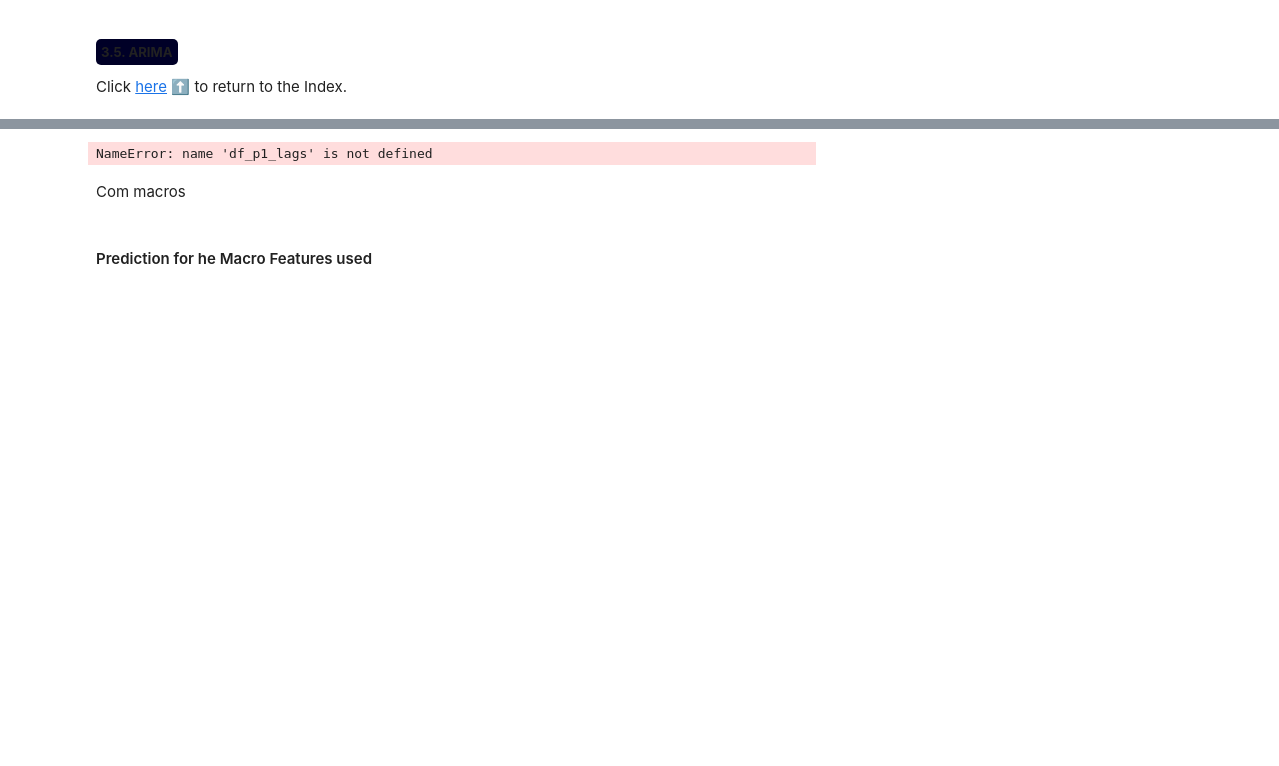
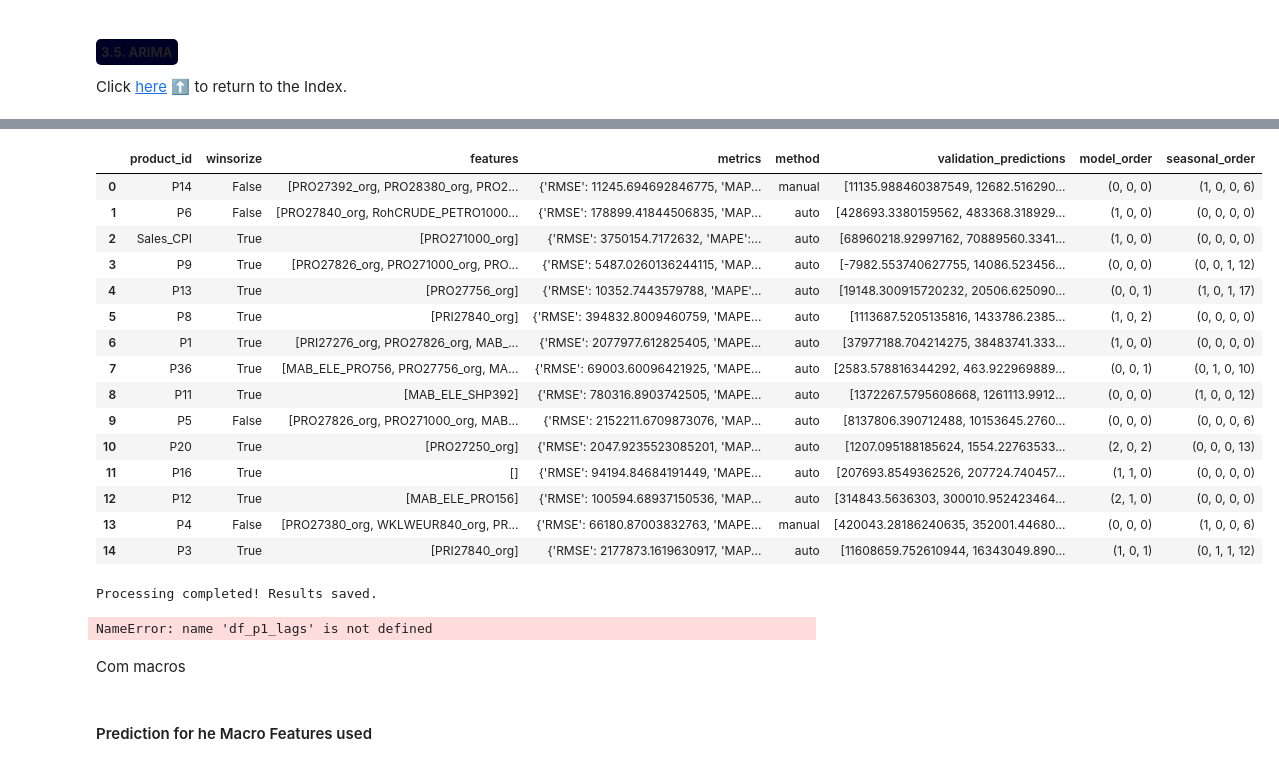
Before and after one commit to BeatrizAzevedoMonteiro/BCwDS_Case-2_SIEMENS_MonthlySalesForecast, a Jupyter notebook: modeling.ipynb, the cells around one changed output, grey strips where cells are left out. Saved outputs shown, nothing was run; the diff lists cells and outputs as text; code cells hidden in the pictures; blank space fills up the shorter version.

Commit message:
arima

```diff
--- a/modeling.ipynb
+++ b/modeling.ipynb
@@ -1943,0 +2285,29 @@ Click [here](#table-of-contents) ⬆️ to return to the Index.
+# %%
+df_best_configs_arima
+# %% [output]
+|  | product_id | winsorize | features | metrics | method | validation_predictions | model_order | seasonal_order |
+| 0 | P14 | False | [PRO27392_org, PRO28380_org, PRO2... | {'RMSE': 11245.694692846775, 'MAP... | manual | [11135.988460387549, 12682.516290... | (0, 0, 0) | (1, 0, 0, 6) |
+| 1 | P6 | False | [PRO27840_org, RohCRUDE_PETRO1000... | {'RMSE': 178899.41844506835, 'MAP... | auto | [428693.3380159562, 483368.318929... | (1, 0, 0) | (0, 0, 0, 0) |
+| 2 | Sales_CPI | True | [PRO271000_org] | {'RMSE': 3750154.7172632, 'MAPE':... | auto | [68960218.92997162, 70889560.3341... | (1, 0, 0) | (0, 0, 0, 0) |
+| 3 | P9 | True | [PRO27826_org, PRO271000_org, PRO... | {'RMSE': 5487.0260136244115, 'MAP... | auto | [-7982.553740627755, 14086.523456... | (0, 0, 0) | (0, 0, 1, 12) |
+| 4 | P13 | True | [PRO27756_org] | {'RMSE': 10352.7443579788, 'MAPE'... | auto | [19148.300915720232, 20506.625090... | (0, 0, 1) | (1, 0, 1, 17) |
+| 5 | P8 | True | [PRI27840_org] | {'RMSE': 394832.8009460759, 'MAPE... | auto | [1113687.5205135816, 1433786.2385... | (1, 0, 2) | (0, 0, 0, 0) |
+| 6 | P1 | True | [PRI27276_org, PRO27826_org, MAB_... | {'RMSE': 2077977.612825405, 'MAPE... | auto | [37977188.704214275, 38483741.333... | (1, 0, 0) | (0, 0, 0, 0) |
+| 7 | P36 | True | [MAB_ELE_PRO756, PRO27756_org, MA... | {'RMSE': 69003.60096421925, 'MAPE... | auto | [2583.578816344292, 463.922969889... | (0, 0, 1) | (0, 1, 0, 10) |
+| 8 | P11 | True | [MAB_ELE_SHP392] | {'RMSE': 780316.8903742505, 'MAPE... | auto | [1372267.5795608668, 1261113.9912... | (0, 0, 0) | (1, 0, 0, 12) |
+| 9 | P5 | False | [PRO27826_org, PRO271000_org, MAB... | {'RMSE': 2152211.6709873076, 'MAP... | auto | [8137806.390712488, 10153645.2760... | (0, 0, 0) | (0, 0, 0, 6) |
+| 10 | P20 | True | [PRO27250_org] | {'RMSE': 2047.9235523085201, 'MAP... | auto | [1207.095188185624, 1554.22763533... | (2, 0, 2) | (0, 0, 0, 13) |
+| 11 | P16 | True | [] | {'RMSE': 94194.84684191449, 'MAPE... | auto | [207693.8549362526, 207724.740457... | (1, 1, 0) | (0, 0, 0, 0) |
+| 12 | P12 | True | [MAB_ELE_PRO156] | {'RMSE': 100594.68937150536, 'MAP... | auto | [314843.5636303, 300010.952423464... | (2, 1, 0) | (0, 0, 0, 0) |
+| 13 | P4 | False | [PRO27380_org, WKLWEUR840_org, PR... | {'RMSE': 66180.87003832763, 'MAPE... | manual | [420043.28186240635, 352001.44680... | (0, 0, 0) | (1, 0, 0, 6) |
+| 14 | P3 | True | [PRI27840_org] | {'RMSE': 2177873.1619630917, 'MAP... | auto | [11608659.752610944, 16343049.890... | (1, 0, 1) | (0, 1, 1, 12) |
+# %%
+df_all_results_arima = convert_results_to_df(all_results_arima) if all_results_arima else pd.DataFrame()
+df_best_configs_arima = pd.DataFrame(best_configs_arima) if best_configs_arima else pd.DataFrame()
+
+df_all_results_arima.to_csv("arima_best_configs.csv", index=False)
+df_best_configs_arima.to_csv("arima_best_configs_details.csv", index=False)
+
+print("Processing completed! Results saved.")
+# %% [output]
+Processing completed! Results saved.
```
Also changed, not shown: parts of 6 cells of this notebook, 2 other files.
